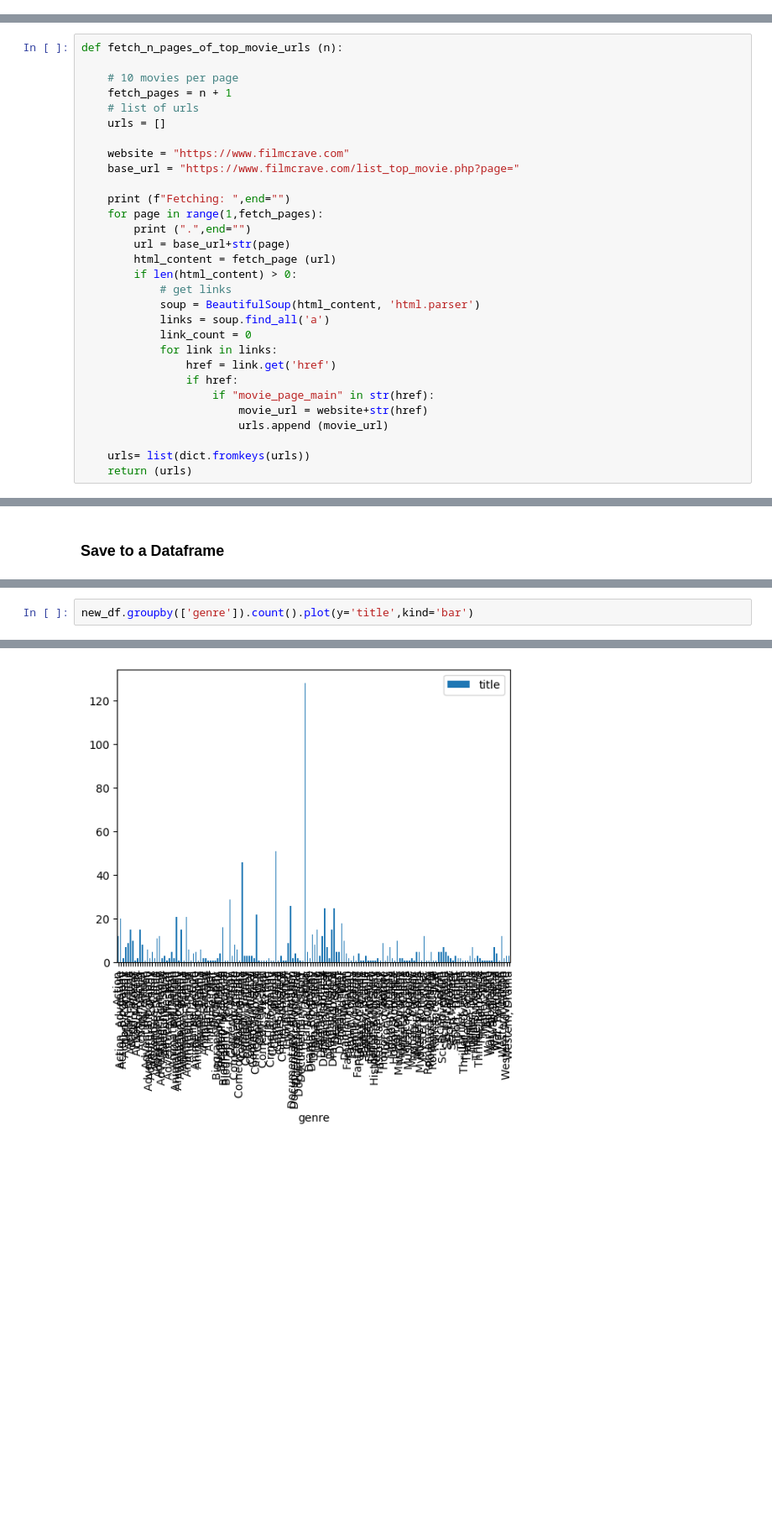
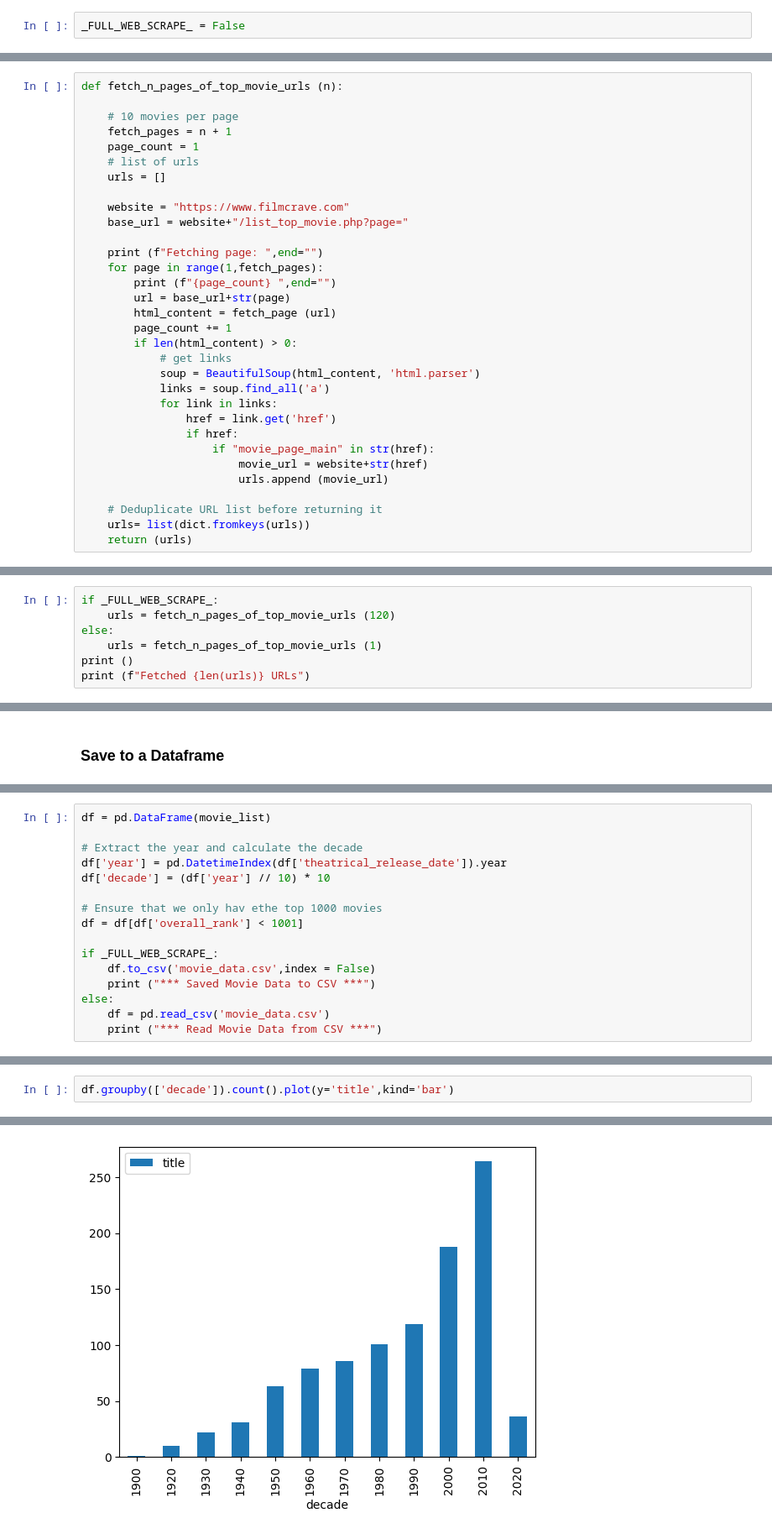
Before and after one commit to daemonchild/cardiffmet-dat5004-big-data-management, a Jupyter notebook: task_1/task1_filmcrave_web_scraping.ipynb, the cells around one changed output, grey strips where cells are left out. Shown at 84% size. Cells and saved outputs as stored; diff of their text form; blank space fills up the shorter version.

```diff
--- a/task_1/task1_filmcrave_web_scraping.ipynb
+++ b/task_1/task1_filmcrave_web_scraping.ipynb
@@ -14 +53,3 @@ import matplotlib as plt
+# %%
+_FULL_WEB_SCRAPE_ = False
 # %% [markdown]
@@ -79,22 +135,23 @@ def fetch_n_pages_of_top_movie_urls (n):
 
     # 10 movies per page
     fetch_pages = n + 1
+    page_count = 1
     # list of urls
     urls = []
 
     website = "https://www.filmcrave.com"
-    base_url = "https://www.filmcrave.com/list_top_movie.php?page="
+    base_url = website+"/list_top_movie.php?page="
 
-    print (f"Fetching: ",end="")
+    print (f"Fetching page: ",end="")
     for page in range(1,fetch_pages):
-        print (".",end="")
+        print (f"{page_count} ",end="")
         url = base_url+str(page)
         html_content = fetch_page (url)
+        page_count += 1
         if len(html_content) > 0:
             # get links
             soup = BeautifulSoup(html_content, 'html.parser')
             links = soup.find_all('a')
-            link_count = 0
             for link in links:
                 href = link.get('href')
                 if href:
@@ -102,6 +159,7 @@ def fetch_n_pages_of_top_movie_urls (n):
                         movie_url = website+str(href)
                         urls.append (movie_url)
 
+    # Deduplicate URL list before returning it
     urls= list(dict.fromkeys(urls))
     return (urls)
 # %% [markdown]
@@ -115,0 +172,7 @@ urls = fetch_n_pages_of_top_movie_urls (120)
+# %%
+if _FULL_WEB_SCRAPE_:
+    urls = fetch_n_pages_of_top_movie_urls (120)
+else:
+    urls = fetch_n_pages_of_top_movie_urls (1)
+print ()
+print (f"Fetched {len(urls)} URLs")
@@ -165,0 +204,16 @@ memory usage: 78.2+ KB
+# %%
+df = pd.DataFrame(movie_list)
+
+# Extract the year and calculate the decade
+df['year'] = pd.DatetimeIndex(df['theatrical_release_date']).year
+df['decade'] = (df['year'] // 10) * 10
+
+# Ensure that we only hav ethe top 1000 movies
+df = df[df['overall_rank'] < 1001]
+
+if _FULL_WEB_SCRAPE_:
+    df.to_csv('movie_data.csv',index = False)
+    print ("*** Saved Movie Data to CSV ***")
+else:
+    df = pd.read_csv('movie_data.csv')
+    print ("*** Read Movie Data from CSV ***")
@@ -174,5 +254,5 @@ new_df.groupby(['mpaa_rating']).count().plot(y='title',kind='bar')
 <Axes: xlabel='mpaa_rating'>
 [figure]
 # %%
-new_df.groupby(['genre']).count().plot(y='title',kind='bar')
+df.groupby(['decade']).count().plot(y='title',kind='bar')
 # %% [output]
@@ -180 +260 @@ new_df.groupby(['genre']).count().plot(y='title',kind='bar')
-[figure, old version]
+[figure, new version]
```
Also changed, not shown: parts of 26 cells of this notebook, 2 other files.
